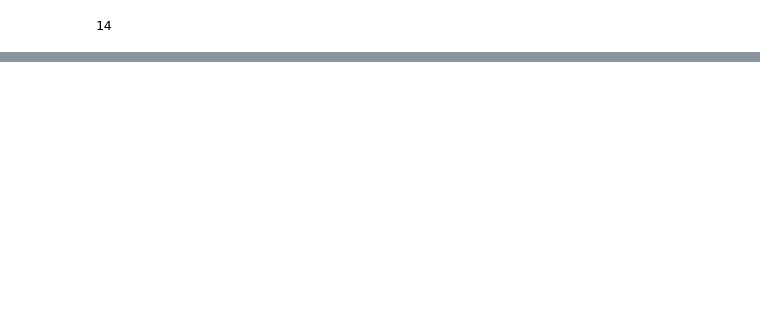
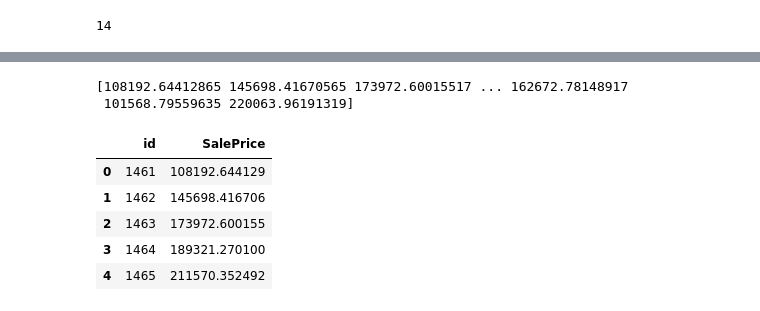
Before and after one commit to YashPatel1604/AI-workshop-UTD, a Jupyter notebook: HousingData.ipynb, the cells around one changed output, grey strips where cells are left out. Cells and saved outputs as stored; diff of their text form; code cells hidden in the pictures; blank space fills up the shorter version.

```diff
--- a/HousingData.ipynb
+++ b/HousingData.ipynb
@@ -266,6 +196,6 @@ def gradient_descent(X,Y,w,_b,learning_rate,iterations):
 
   return w,b
 # %%
-w = np.array([0] * 293, dtype = 'float')
-w_,b = gradient_descent(encoded_train_scaled,y_train,w,0,0.01,100000)
+w = np.array([0] * 311, dtype = 'float')
+w_,b = gradient_descent(train_df.to_numpy(),Y,w,0,0.01,100000)
 # %% [output]
@@ -281,0 +212,22 @@ Iteration 90000, loss: 0.08283820304863491
+# %%
+y_pred = np.dot(w_,test_df.T)+b
+# %%
+final=target_scaler.inverse_transform(y_pred.reshape(-1,1))
+# %%
+final = final.flatten()
+# %%
+print(final)
+# %% [output]
+[108192.64412865 145698.41670565 173972.60015517 ... 162672.78148917
+ 101568.79559635 220063.96191319]
+# %%
+flat_list = [x for x in final]
+prediction = pd.DataFrame({'id': range(1461,2920),'SalePrice':flat_list})
+prediction.head()
+# %% [output]
+|  | id | SalePrice |
+| 0 | 1461 | 108192.644129 |
+| 1 | 1462 | 145698.416706 |
+| 2 | 1463 | 173972.600155 |
+| 3 | 1464 | 189321.270100 |
+| 4 | 1465 | 211570.352492 |
```
Also changed, not shown: parts of 32 cells of this notebook.
